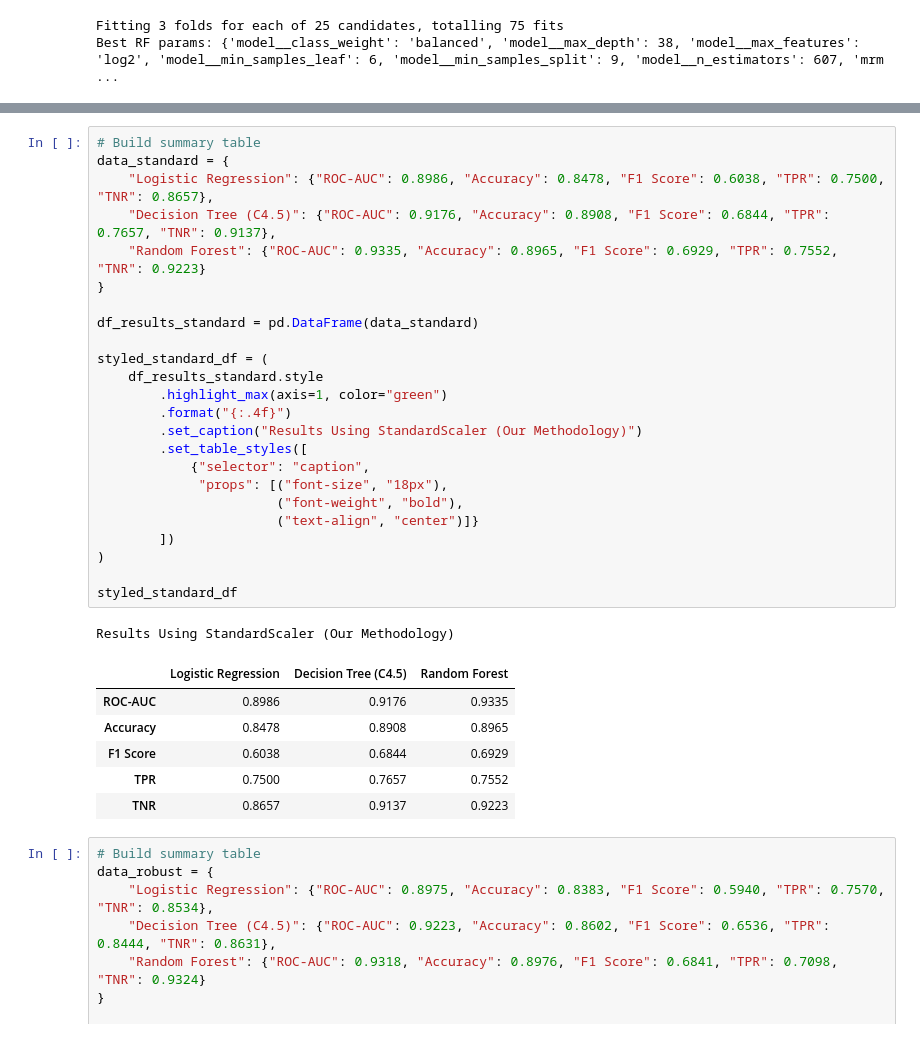
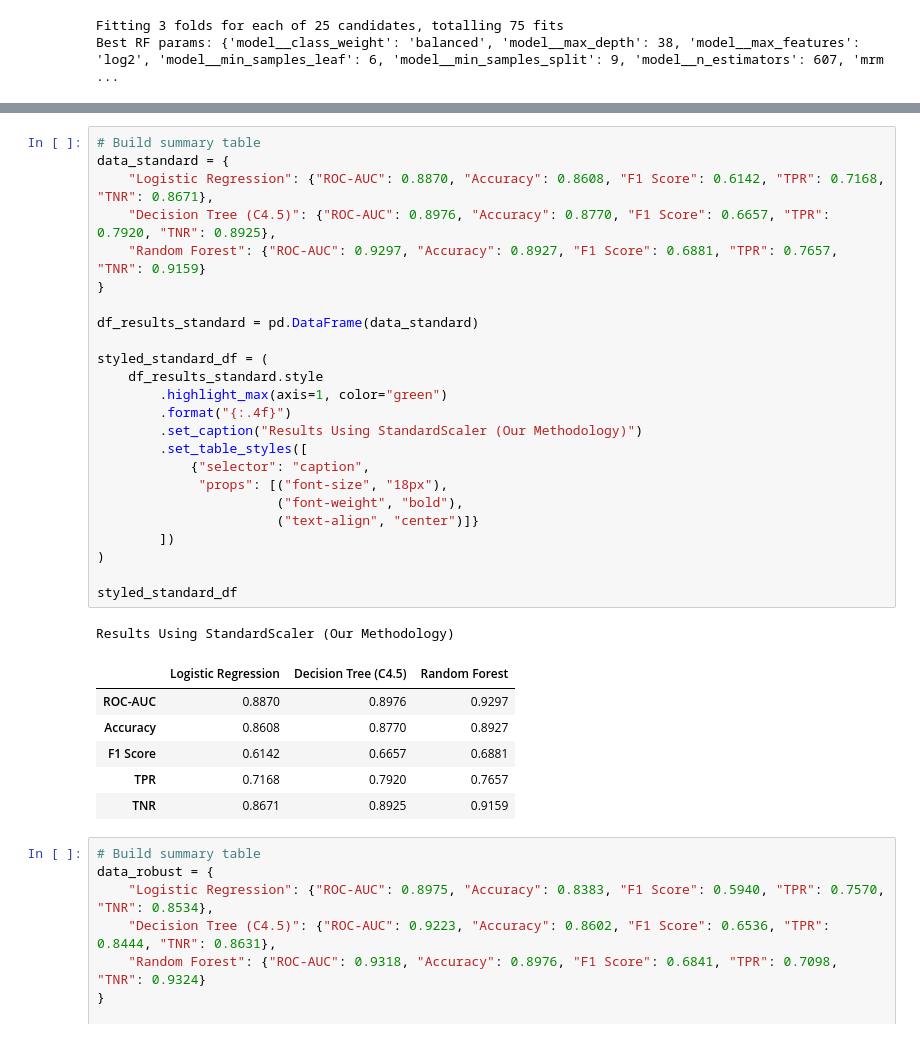
Before and after one commit to Engelbert107/Online-Shoppers-Purchase-Prediction, a Jupyter notebook: notebook/experiments.ipynb, the cells around one changed output, grey strips where cells are left out. Cells and saved outputs as stored; diff of their text form.

```diff
--- a/notebook/experiments.ipynb
+++ b/notebook/experiments.ipynb
@@ -1874,35 +1799,35 @@ weighted avg       0.90      0.90      0.90      3699
 # %%
 # Build summary table
 data_standard = {
-    "Logistic Regression": {"ROC-AUC": 0.8986, "Accuracy": 0.8478, "F1 Score": 0.6038, "TPR": 0.7500, "TNR": 0.8657},
-    "Decision Tree (C4.5)": {"ROC-AUC": 0.9176, "Accuracy": 0.8908, "F1 Score": 0.6844, "TPR": 0.7657, "TNR": 0.9137},
-    "Random Forest": {"ROC-AUC": 0.9335, "Accuracy": 0.8965, "F1 Score": 0.6929, "TPR": 0.7552, "TNR": 0.9223}
+    "Logistic Regression": {"ROC-AUC": 0.8870, "Accuracy": 0.8608, "F1 Score": 0.6142, "TPR": 0.7168, "TNR": 0.8671},
+    "Decision Tree (C4.5)": {"ROC-AUC": 0.8976, "Accuracy": 0.8770, "F1 Score": 0.6657, "TPR": 0.7920, "TNR": 0.8925},
+    "Random Forest": {"ROC-AUC": 0.9297, "Accuracy": 0.8927, "F1 Score": 0.6881, "TPR": 0.7657, "TNR": 0.9159}
 }
 
 df_results_standard = pd.DataFrame(data_standard)
 
 styled_standard_df = (
     df_results_standard.style
         .highlight_max(axis=1, color="green")
         .format("{:.4f}")
         .set_caption("Results Using StandardScaler (Our Methodology)")
         .set_table_styles([
             {"selector": "caption",
              "props": [("font-size", "18px"),
                        ("font-weight", "bold"),
                        ("text-align", "center")]}
         ])
 )
 
 styled_standard_df
 # %% [output]
 Results Using StandardScaler (Our Methodology)
 |  | Logistic Regression | Decision Tree (C4.5) | Random Forest |
-| ROC-AUC | 0.8986 | 0.9176 | 0.9335 |
-| Accuracy | 0.8478 | 0.8908 | 0.8965 |
-| F1 Score | 0.6038 | 0.6844 | 0.6929 |
-| TPR | 0.7500 | 0.7657 | 0.7552 |
-| TNR | 0.8657 | 0.9137 | 0.9223 |
+| ROC-AUC | 0.8870 | 0.8976 | 0.9297 |
+| Accuracy | 0.8608 | 0.8770 | 0.8927 |
+| F1 Score | 0.6142 | 0.6657 | 0.6881 |
+| TPR | 0.7168 | 0.7920 | 0.7657 |
+| TNR | 0.8671 | 0.8925 | 0.9159 |
 # %%
 # Build summary table
 data_robust = {
```
Also changed, not shown: parts of 8 cells of this notebook.
